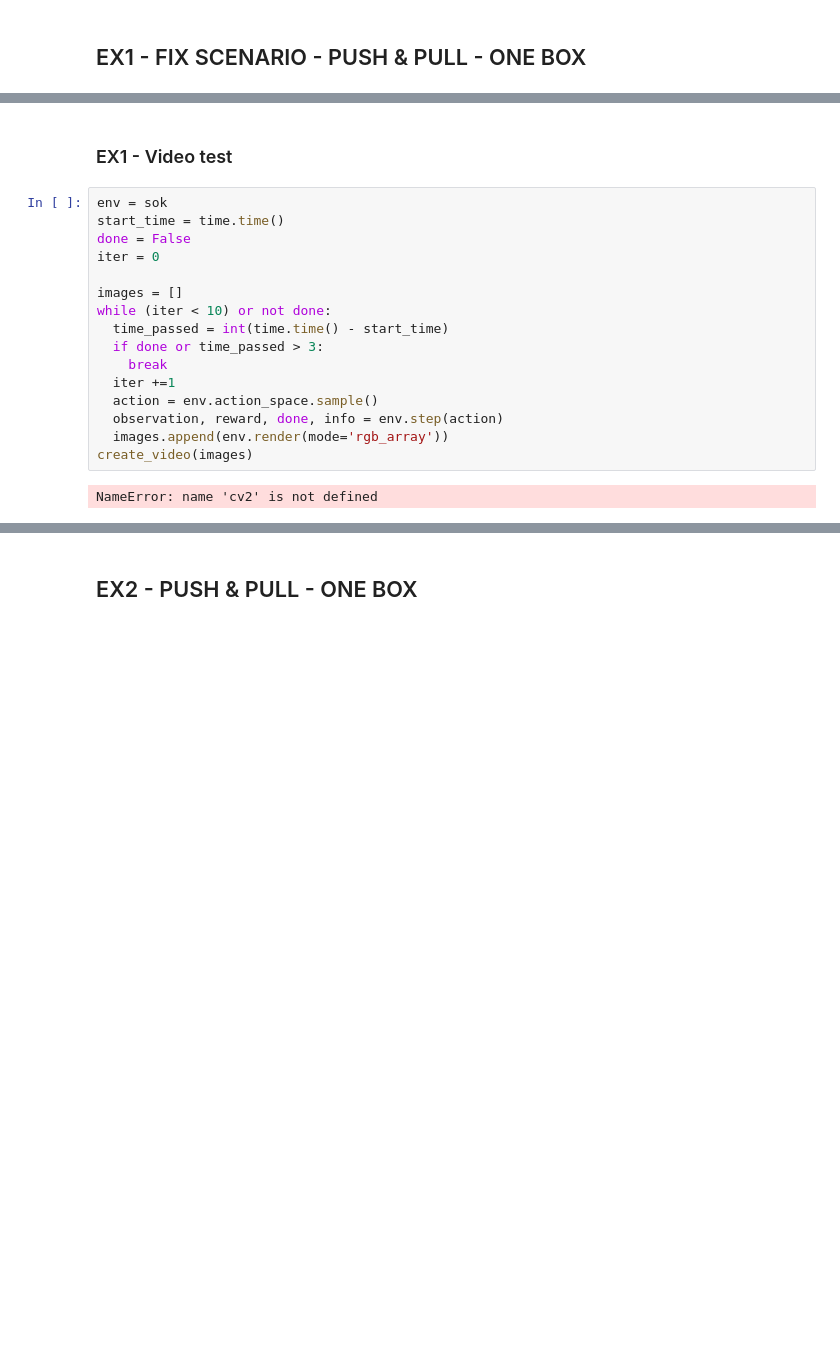
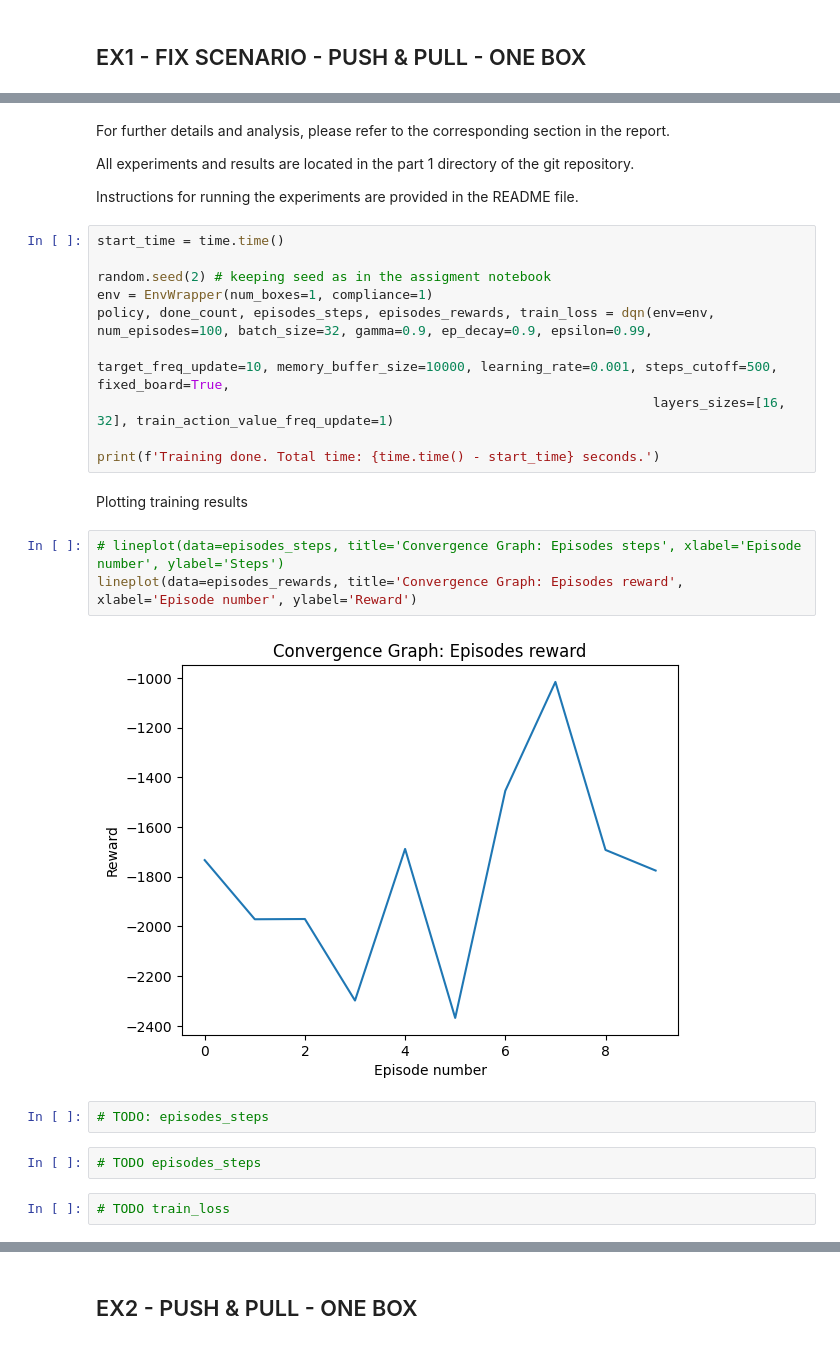
Before and after one commit to mhornstein/RL-Sokoban, a Jupyter notebook: notebook/Final_Project_sokoban.ipynb, the cells around one changed output, grey strips where cells are left out. Drawn from its saved outputs; the diff is of its cells as text; blank space fills up the shorter version.

Commit message:
Update notebook (WIP)

```diff
--- a/notebook/Final_Project_sokoban.ipynb
+++ b/notebook/Final_Project_sokoban.ipynb
@@ -161,20 +385,29 @@ Box location: (2, 2)
-# %% [markdown]
-### EX1 - Video test
-# %%
-env = sok
-start_time = time.time()
-done = False
-iter = 0
-
-images = []
-while (iter < 10) or not done:
-  time_passed = int(time.time() - start_time)
-  if done or time_passed > 3:
-    break
-  iter +=1
-  action = env.action_space.sample()
-  observation, reward, done, info = env.step(action)
-  images.append(env.render(mode='rgb_array'))
-create_video(images)
-# %% [output]
-NameError: name 'cv2' is not defined
+# %% [markdown]
+For further details and analysis, please refer to the corresponding section in the report.
+
+All experiments and results are located in the part 1 directory of the git repository.
+
+Instructions for running the experiments are provided in the README file.
+# %%
+start_time = time.time()
+
+random.seed(2) # keeping seed as in the assigment notebook
+env = EnvWrapper(num_boxes=1, compliance=1)
+policy, done_count, episodes_steps, episodes_rewards, train_loss = dqn(env=env, num_episodes=100, batch_size=32, gamma=0.9, ep_decay=0.9, epsilon=0.99,
+                                                                       target_freq_update=10, memory_buffer_size=10000, learning_rate=0.001, steps_cutoff=500, fixed_board=True,
+                                                                       layers_sizes=[16, 32], train_action_value_freq_update=1)
+
+print(f'Training done. Total time: {time.time() - start_time} seconds.')
+# %% [markdown]
+Plotting training results
+# %%
+# lineplot(data=episodes_steps, title='Convergence Graph: Episodes steps', xlabel='Episode number', ylabel='Steps')
+lineplot(data=episodes_rewards, title='Convergence Graph: Episodes reward', xlabel='Episode number', ylabel='Reward')
+# %% [output]
+[figure, added]
+# %%
+# TODO: episodes_steps
+# %%
+# TODO episodes_steps
+# %%
+# TODO train_loss
```
Also changed, not shown: parts of 24 cells of this notebook.
